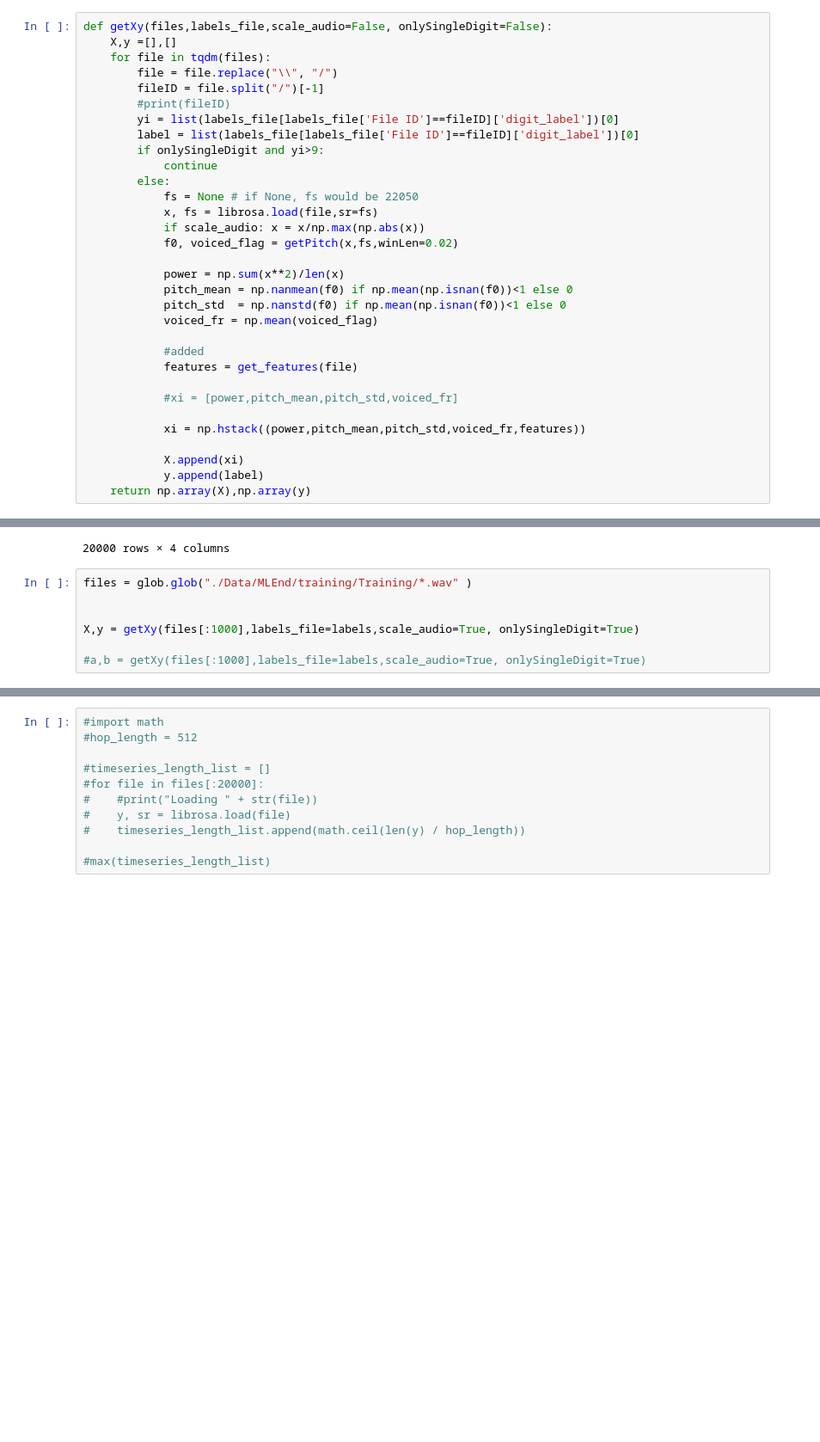
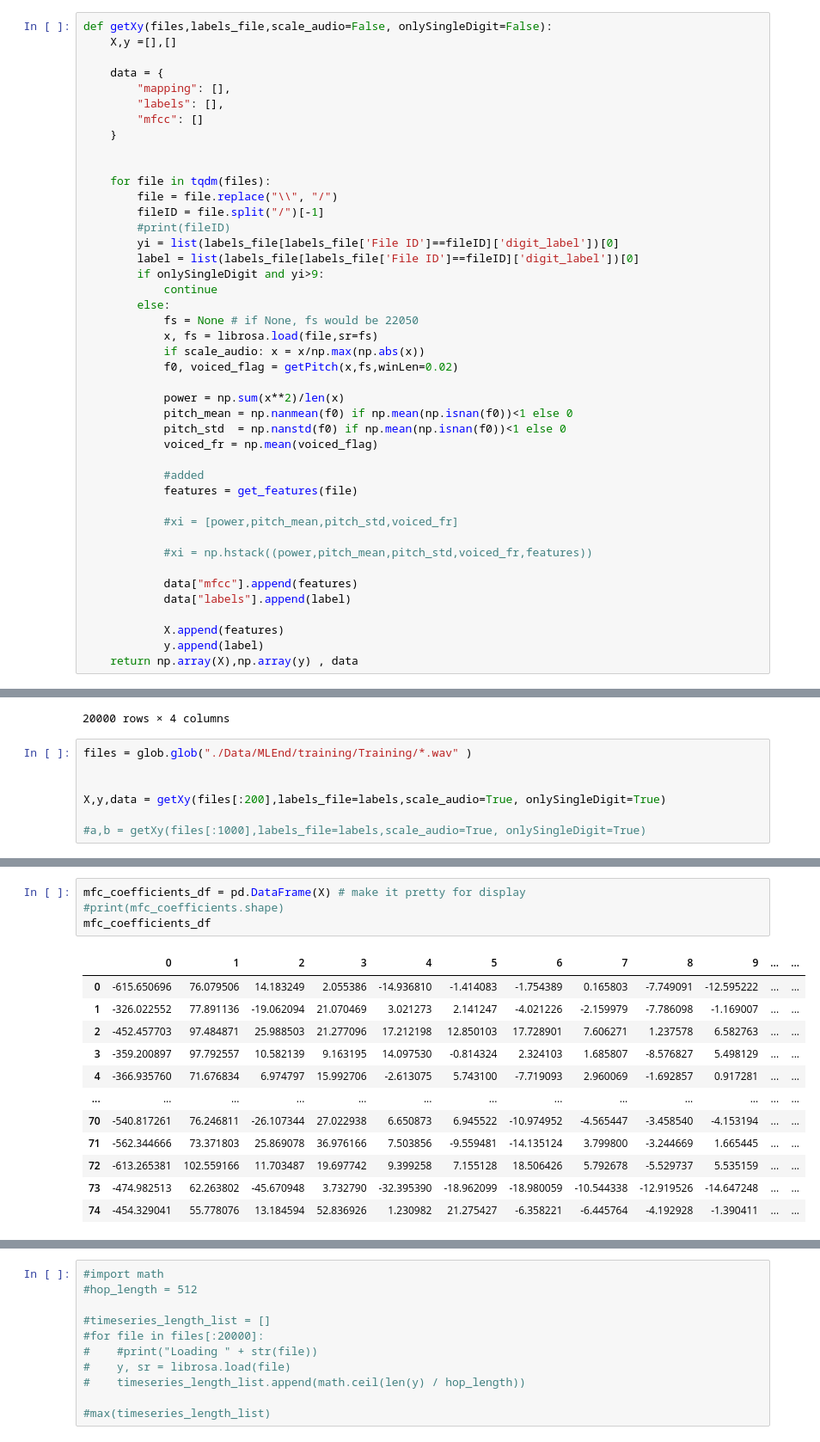
Before and after one commit to MoadSaadKhorchef/QMUL-BIG-DATA-SCIENCE, a Jupyter notebook: Couseworks/MACHINE LEARNING/CW2 - Mini Project/Testing2.ipynb, the cells around one changed output, grey strips where cells are left out. Shown at 86% size. Cells and saved outputs as stored; diff of their text form; blank space fills up the shorter version.

```diff
--- a/Couseworks/MACHINE LEARNING/CW2 - Mini Project/Testing2.ipynb
+++ b/Couseworks/MACHINE LEARNING/CW2 - Mini Project/Testing2.ipynb
@@ -90,6 +91,14 @@ def get_features(file):
 # %%
 def getXy(files,labels_file,scale_audio=False, onlySingleDigit=False):
     X,y =[],[]
+
+    data = {
+        "mapping": [],
+        "labels": [],
+        "mfcc": []
+    }
+
+
     for file in tqdm(files):
         file = file.replace("\\", "/")
         fileID = file.split("/")[-1]
@@ -114,11 +123,14 @@ def getXy(files,labels_file,scale_audio=False, onlySingleDigit=False):
 
             #xi = [power,pitch_mean,pitch_std,voiced_fr]
 
-            xi = np.hstack((power,pitch_mean,pitch_std,voiced_fr,features))
+            #xi = np.hstack((power,pitch_mean,pitch_std,voiced_fr,features))
 
-            X.append(xi)
+            data["mfcc"].append(features)
+            data["labels"].append(label)
+
+            X.append(features)
             y.append(label)
-    return np.array(X),np.array(y)
+    return np.array(X),np.array(y) , data
 # %%
 labels = pd.read_csv('./Data/MLEnd/trainingMLEnd.csv')
 labels
@@ -140,6 +152,6 @@ labels
 files = glob.glob("./Data/MLEnd/training/Training/*.wav" )
 
 
-X,y = getXy(files[:1000],labels_file=labels,scale_audio=True, onlySingleDigit=True)
+X,y,data = getXy(files[:200],labels_file=labels,scale_audio=True, onlySingleDigit=True)
 
 #a,b = getXy(files[:1000],labels_file=labels,scale_audio=True, onlySingleDigit=True)
@@ -145,0 +190,17 @@ X,y = getXy(files[:1000],labels_file=labels,scale_audio=True, onlySingleDigit=Tr
+# %%
+mfc_coefficients_df = pd.DataFrame(X) # make it pretty for display
+#print(mfc_coefficients.shape)
+mfc_coefficients_df
+# %% [output]
+|  | 0 | 1 | 2 | 3 | 4 | 5 | 6 | 7 | 8 | 9 | ... | ... |
+| 0 | -615.650696 | 76.079506 | 14.183249 | 2.055386 | -14.936810 | -1.414083 | -1.754389 | 0.165803 | -7.749091 | -12.595222 | ... | ... |
+| 1 | -326.022552 | 77.891136 | -19.062094 | 21.070469 | 3.021273 | 2.141247 | -4.021226 | -2.159979 | -7.786098 | -1.169007 | ... | ... |
+| 2 | -452.457703 | 97.484871 | 25.988503 | 21.277096 | 17.212198 | 12.850103 | 17.728901 | 7.606271 | 1.237578 | 6.582763 | ... | ... |
+| 3 | -359.200897 | 97.792557 | 10.582139 | 9.163195 | 14.097530 | -0.814324 | 2.324103 | 1.685807 | -8.576827 | 5.498129 | ... | ... |
+| 4 | -366.935760 | 71.676834 | 6.974797 | 15.992706 | -2.613075 | 5.743100 | -7.719093 | 2.960069 | -1.692857 | 0.917281 | ... | ... |
+| ... | ... | ... | ... | ... | ... | ... | ... | ... | ... | ... | ... | ... |
+| 70 | -540.817261 | 76.246811 | -26.107344 | 27.022938 | 6.650873 | 6.945522 | -10.974952 | -4.565447 | -3.458540 | -4.153194 | ... | ... |
+| 71 | -562.344666 | 73.371803 | 25.869078 | 36.976166 | 7.503856 | -9.559481 | -14.135124 | 3.799800 | -3.244669 | 1.665445 | ... | ... |
+| 72 | -613.265381 | 102.559166 | 11.703487 | 19.697742 | 9.399258 | 7.155128 | 18.506426 | 5.792678 | -5.529737 | 5.535159 | ... | ... |
+| 73 | -474.982513 | 62.263802 | -45.670948 | 3.732790 | -32.395390 | -18.962099 | -18.980059 | -10.544338 | -12.919526 | -14.647248 | ... | ... |
+| 74 | -454.329041 | 55.778076 | 13.184594 | 52.836926 | 1.230982 | 21.275427 | -6.358221 | -6.445764 | -4.192928 | -1.390411 | ... | ... |
```
Also changed, not shown: parts of 21 cells of this notebook, 1 other file.
